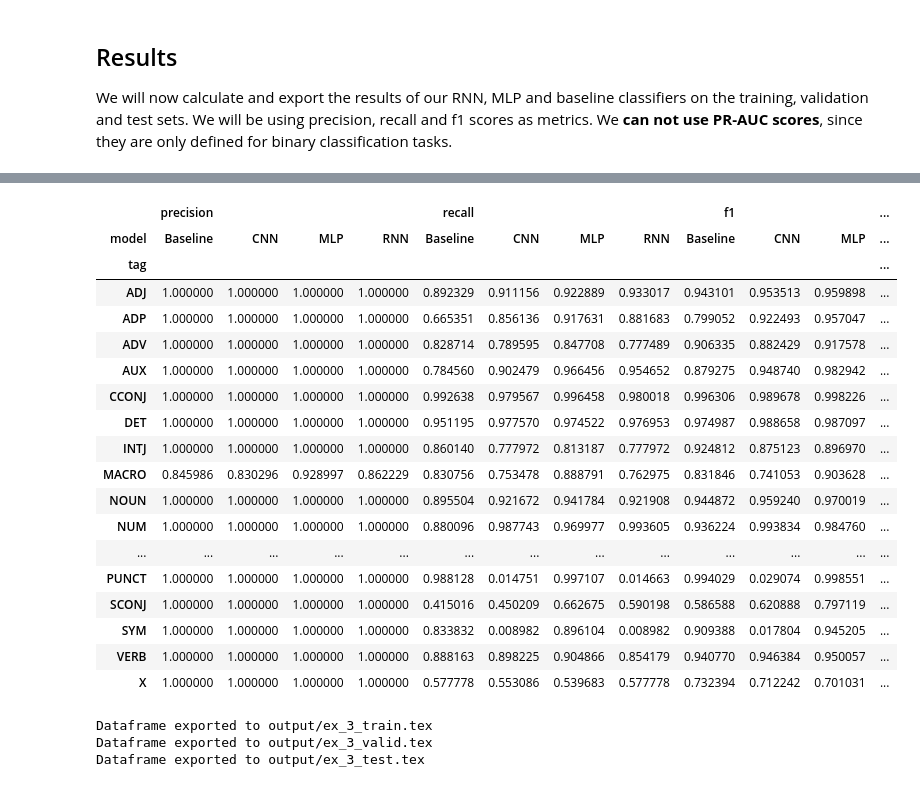
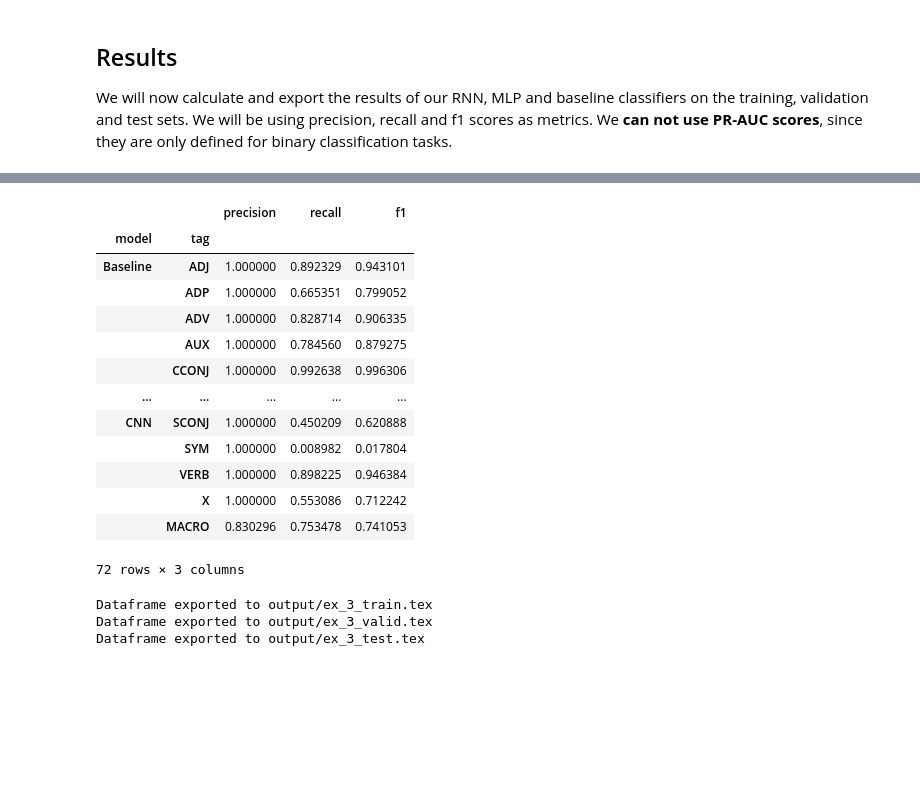
Before and after one commit to VassilisDrouzas/Natural-Language-Processing, a Jupyter notebook: cnn/ex3.ipynb, the cells around one changed output, grey strips where cells are left out. Saved outputs shown, nothing was run; the diff lists cells and outputs as text; code cells hidden in the pictures; blank space fills up the shorter version.

Commit message:
format results in long tables

```diff
--- a/cnn/ex3.ipynb
+++ b/cnn/ex3.ipynb
@@ -962,46 +956,29 @@ cnn_res_df["model"] = "CNN"
 # %%
 final_df = pd.concat([base_res_df, mlp_res_df, rnn_res_df, cnn_res_df])
 
-final_train_df = final_df[final_df.split == "training"]
-final_valid_df = final_df[final_df.split == "validation"]
-final_test_df = final_df[final_df.split == "test"]
+final_train_df = final_df[final_df.split == "training"].set_index(["model", "tag"])
+final_valid_df = final_df[final_df.split == "validation"].set_index(["model", "tag"])
+final_test_df = final_df[final_df.split == "test"].set_index(["model", "tag"])
 
 final_train_df = final_train_df.drop("split", axis=1)
 final_valid_df = final_valid_df.drop("split", axis=1)
 final_test_df = final_test_df.drop("split", axis=1)
 
-final_train_df = final_train_df.pivot(
-    index="tag", columns="model", values=["precision", "recall", "f1"]
-)
-
-final_valid_df = final_valid_df.pivot(
-    index="tag", columns="model", values=["precision", "recall", "f1"]
-)
-
-final_test_df = final_test_df.pivot(
-    index="tag", columns="model", values=["precision", "recall", "f1"]
-)
+final_train_df
+# %% [output]
+|  |  | precision | recall | f1 |
+| model | tag |  |  |  |
+| Baseline | ADJ | 1.000000 | 0.892329 | 0.943101 |
+|  | ADP | 1.000000 | 0.665351 | 0.799052 |
+|  | ADV | 1.000000 | 0.828714 | 0.906335 |
+|  | AUX | 1.000000 | 0.784560 | 0.879275 |
+|  | CCONJ | 1.000000 | 0.992638 | 0.996306 |
+| ... | ... | ... | ... | ... |
+| CNN | SCONJ | 1.000000 | 0.450209 | 0.620888 |
+|  | SYM | 1.000000 | 0.008982 | 0.017804 |
+|  | VERB | 1.000000 | 0.898225 | 0.946384 |
+|  | X | 1.000000 | 0.553086 | 0.712242 |
+|  | MACRO | 0.830296 | 0.753478 | 0.741053 |
+72 rows × 3 columns
-# %%
-final_train_df
-# %% [output]
-|  | precision |  |  |  | recall |  |  |  | f1 |  |  | ... |
-| model | Baseline | CNN | MLP | RNN | Baseline | CNN | MLP | RNN | Baseline | CNN | MLP | ... |
-| tag |  |  |  |  |  |  |  |  |  |  |  | ... |
-| ADJ | 1.000000 | 1.000000 | 1.000000 | 1.000000 | 0.892329 | 0.911156 | 0.922889 | 0.933017 | 0.943101 | 0.953513 | 0.959898 | ... |
-| ADP | 1.000000 | 1.000000 | 1.000000 | 1.000000 | 0.665351 | 0.856136 | 0.917631 | 0.881683 | 0.799052 | 0.922493 | 0.957047 | ... |
-| ADV | 1.000000 | 1.000000 | 1.000000 | 1.000000 | 0.828714 | 0.789595 | 0.847708 | 0.777489 | 0.906335 | 0.882429 | 0.917578 | ... |
-| AUX | 1.000000 | 1.000000 | 1.000000 | 1.000000 | 0.784560 | 0.902479 | 0.966456 | 0.954652 | 0.879275 | 0.948740 | 0.982942 | ... |
-| CCONJ | 1.000000 | 1.000000 | 1.000000 | 1.000000 | 0.992638 | 0.979567 | 0.996458 | 0.980018 | 0.996306 | 0.989678 | 0.998226 | ... |
-| DET | 1.000000 | 1.000000 | 1.000000 | 1.000000 | 0.951195 | 0.977570 | 0.974522 | 0.976953 | 0.974987 | 0.988658 | 0.987097 | ... |
-| INTJ | 1.000000 | 1.000000 | 1.000000 | 1.000000 | 0.860140 | 0.777972 | 0.813187 | 0.777972 | 0.924812 | 0.875123 | 0.896970 | ... |
-| MACRO | 0.845986 | 0.830296 | 0.928997 | 0.862229 | 0.830756 | 0.753478 | 0.888791 | 0.762975 | 0.831846 | 0.741053 | 0.903628 | ... |
-| NOUN | 1.000000 | 1.000000 | 1.000000 | 1.000000 | 0.895504 | 0.921672 | 0.941784 | 0.921908 | 0.944872 | 0.959240 | 0.970019 | ... |
-| NUM | 1.000000 | 1.000000 | 1.000000 | 1.000000 | 0.880096 | 0.987743 | 0.969977 | 0.993605 | 0.936224 | 0.993834 | 0.984760 | ... |
-| ... | ... | ... | ... | ... | ... | ... | ... | ... | ... | ... | ... | ... |
-| PUNCT | 1.000000 | 1.000000 | 1.000000 | 1.000000 | 0.988128 | 0.014751 | 0.997107 | 0.014663 | 0.994029 | 0.029074 | 0.998551 | ... |
-| SCONJ | 1.000000 | 1.000000 | 1.000000 | 1.000000 | 0.415016 | 0.450209 | 0.662675 | 0.590198 | 0.586588 | 0.620888 | 0.797119 | ... |
-| SYM | 1.000000 | 1.000000 | 1.000000 | 1.000000 | 0.833832 | 0.008982 | 0.896104 | 0.008982 | 0.909388 | 0.017804 | 0.945205 | ... |
-| VERB | 1.000000 | 1.000000 | 1.000000 | 1.000000 | 0.888163 | 0.898225 | 0.904866 | 0.854179 | 0.940770 | 0.946384 | 0.950057 | ... |
-| X | 1.000000 | 1.000000 | 1.000000 | 1.000000 | 0.577778 | 0.553086 | 0.539683 | 0.577778 | 0.732394 | 0.712242 | 0.701031 | ... |
 # %%
 def export_to_latex(
```
Also changed, not shown: parts of 11 cells of this notebook, 5 other files.
